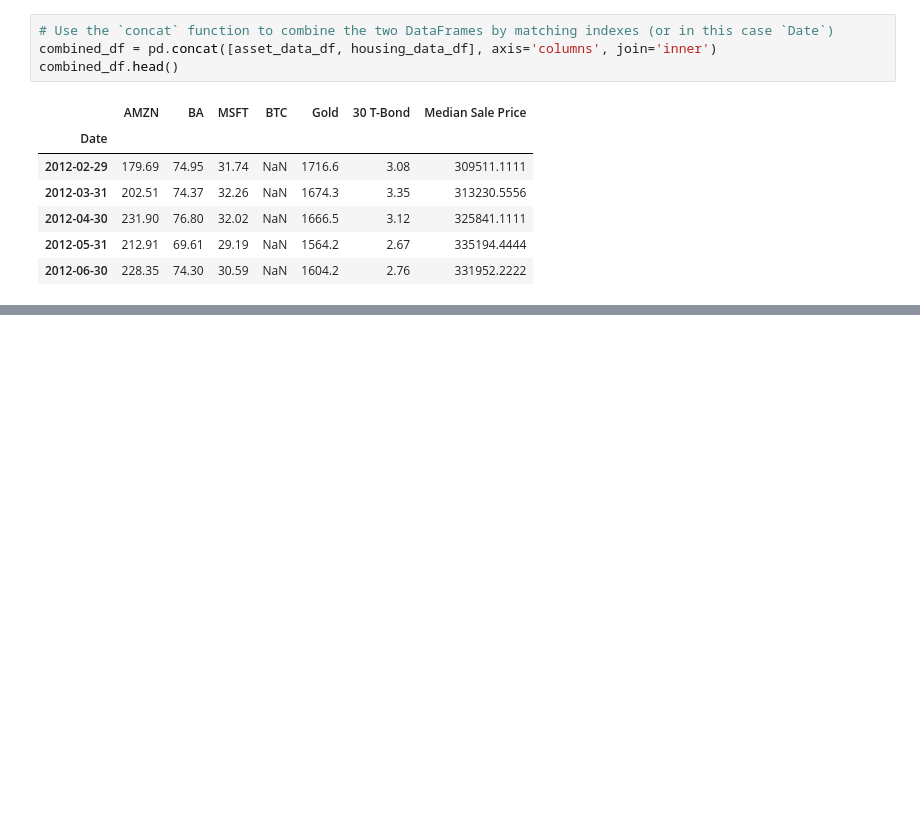
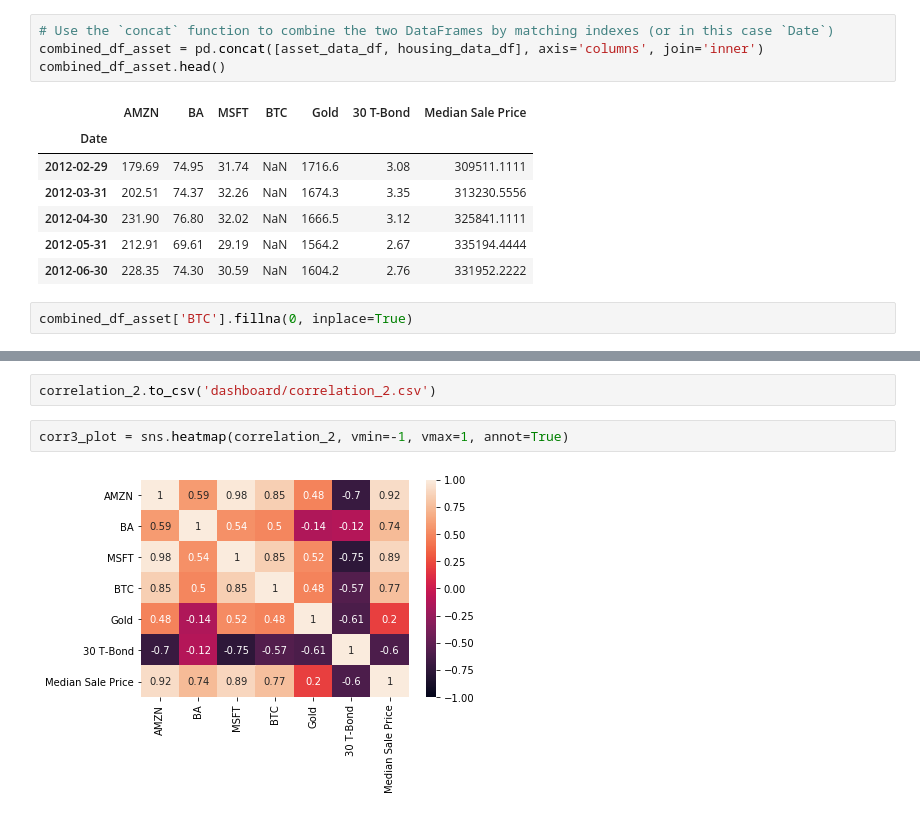
Before and after one commit to somyapanda/fintech-project-1, a Jupyter notebook: Somya/correlation.ipynb, the cells around one changed output, grey strips where cells are left out. Cells and saved outputs as stored; diff of their text form; blank space fills up the shorter version.

```diff
--- a/Somya/correlation.ipynb
+++ b/Somya/correlation.ipynb
@@ -177,8 +197,8 @@ housing_data_df.head()
 | 2012-06-30 | 331952.2222 |
 # %%
 # Use the `concat` function to combine the two DataFrames by matching indexes (or in this case `Date`)
-combined_df = pd.concat([asset_data_df, housing_data_df], axis='columns', join='inner')
-combined_df.head()
+combined_df_asset = pd.concat([asset_data_df, housing_data_df], axis='columns', join='inner')
+combined_df_asset.head()
 # %% [output]
 |  | AMZN | BA | MSFT | BTC | Gold | 30 T-Bond | Median Sale Price |
 | Date |  |  |  |  |  |  |  |
@@ -187,3 +207,5 @@ combined_df.head()
 | 2012-04-30 | 231.90 | 76.80 | 32.02 | NaN | 1666.5 | 3.12 | 325841.1111 |
 | 2012-05-31 | 212.91 | 69.61 | 29.19 | NaN | 1564.2 | 2.67 | 335194.4444 |
 | 2012-06-30 | 228.35 | 74.30 | 30.59 | NaN | 1604.2 | 2.76 | 331952.2222 |
+# %%
+combined_df_asset['BTC'].fillna(0, inplace=True)
@@ -239,0 +301,6 @@ sns.heatmap(correlation, vmin=-1, vmax=1, annot=True)
+# %%
+correlation_2.to_csv('dashboard/correlation_2.csv')
+# %%
+corr3_plot = sns.heatmap(correlation_2, vmin=-1, vmax=1, annot=True)
+# %% [output]
+[figure, added]
```
Also changed, not shown: parts of 27 cells of this notebook, 12 other files.
